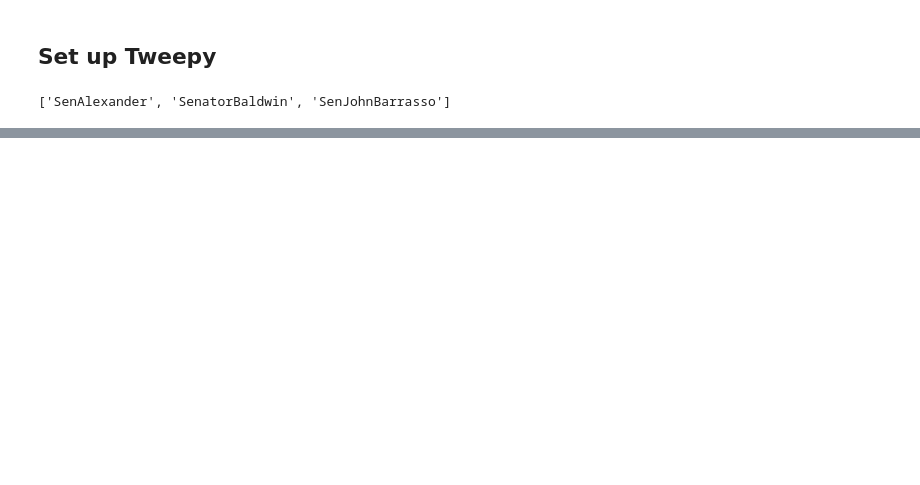
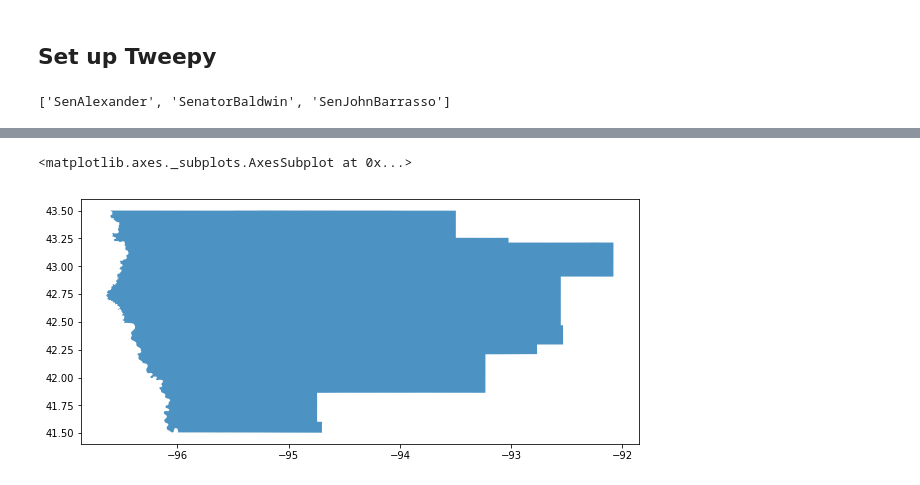
Before and after one commit to philippschmalen/Project_tsds, a Jupyter notebook: Congress_twitter_link.ipynb, the cells around one changed output, grey strips where cells are left out. Cells and saved outputs as stored; diff of their text form; code cells hidden in the pictures; blank space fills up the shorter version.

```diff
--- a/Congress_twitter_link.ipynb
+++ b/Congress_twitter_link.ipynb
@@ -251,0 +341,3 @@ RateLimitError: [{'message': 'Rate limit exceeded', 'code': 88}]
+# %%
+ppath = '../Project_tsds/rawdata/congress_disticts2017_500k/'
+districts = gpd.read_file(ppath+'cb_2017_us_cd115_500k.shp')
@@ -251,0 +352,7 @@ RateLimitError: [{'message': 'Rate limit exceeded', 'code': 88}]
+# %%
+select = districts[districts.GEOID == '1904']
+# %%
+select.plot(markersize=5,figsize=(10, 10), alpha=.8)
+# %% [output]
+<matplotlib.axes._subplots.AxesSubplot at 0x...>
+[figure, added]
```
Also changed, not shown: parts of 46 cells of this notebook, 10 other files.
